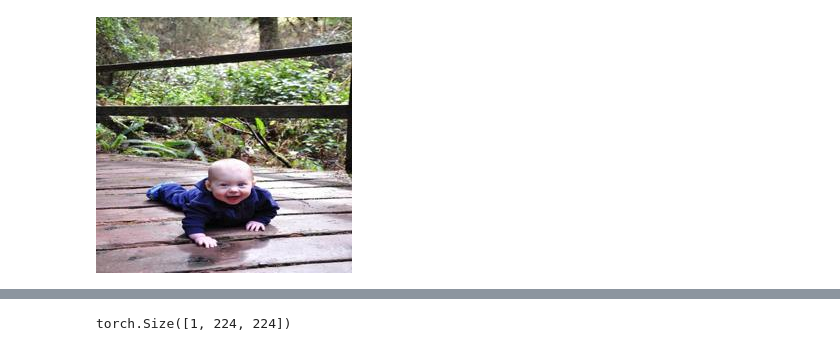
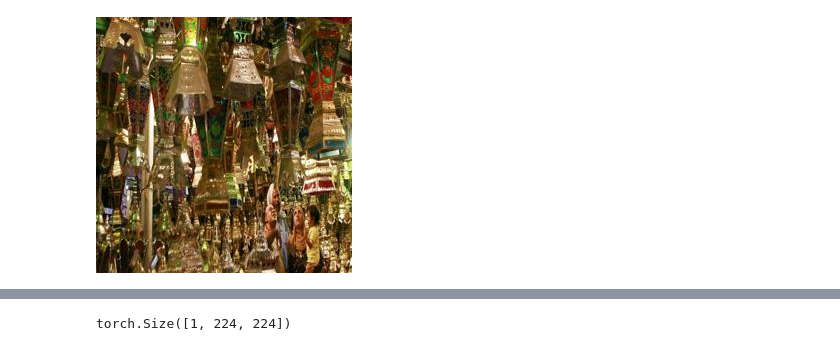
Before and after one commit to usfzhou2/Image-Colorization, a Jupyter notebook: colorization_project.ipynb, the cells around one changed output, grey strips where cells are left out. Cells and saved outputs as stored; diff of their text form; code cells hidden in the pictures.

```diff
--- a/colorization_project.ipynb
+++ b/colorization_project.ipynb
@@ -21,6 +69,6 @@ use_gpu = torch.cuda.is_available()
 # %%
-display(Image(filename='val_256/Places365_val_00000001.jpg'))
+display(Image(filename='images/train/class/Places365_val_00030281.jpg'))
 # %% [output]
-[figure, old version]
+[figure, new version]
 # %%
 class GrayscaleImageFolder(datasets.ImageFolder):
```
Also changed, not shown: parts of 14 cells of this notebook.
